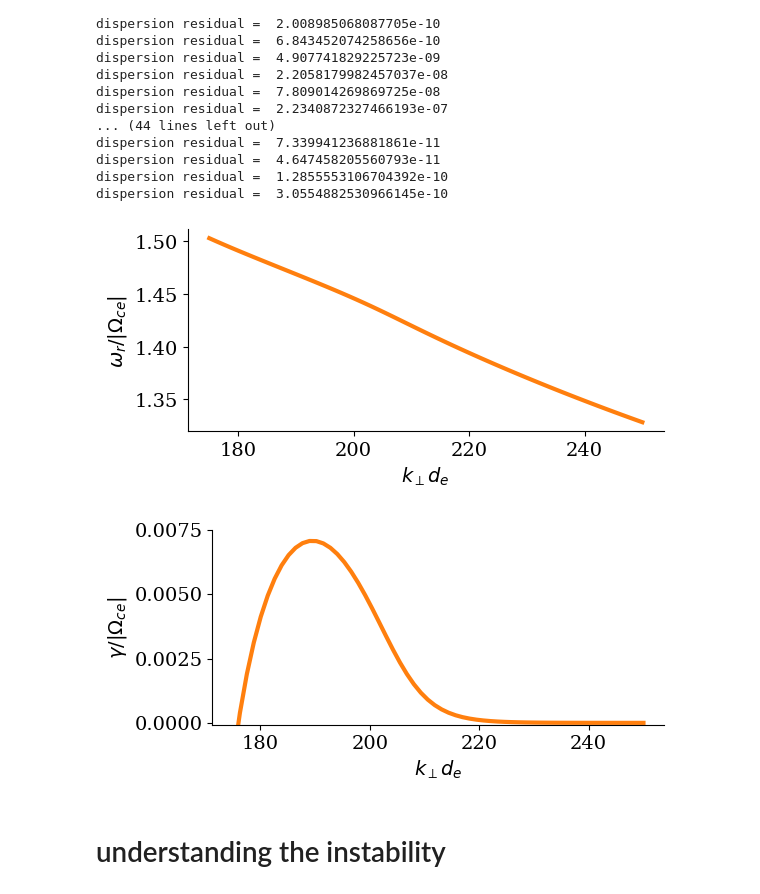
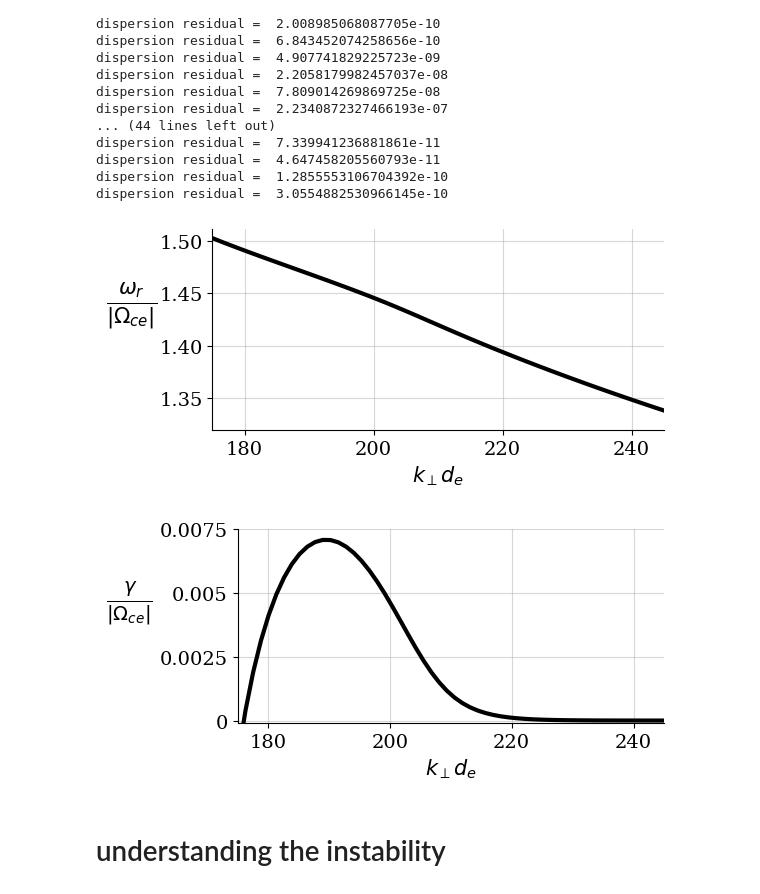
Before and after one commit to opaliss/QLT_whistler, a Jupyter notebook: secondary_waves/electrostatic_perpendicular_linear.ipynb, the cells around one changed output. Drawn from its saved outputs; the diff is of its cells as text; code cells hidden in the pictures.

```diff
--- a/secondary_waves/electrostatic_perpendicular_linear.ipynb
+++ b/secondary_waves/electrostatic_perpendicular_linear.ipynb
@@ -163,30 +163,35 @@ dispersion residual =  1.2855553106704392e-10
 dispersion residual =  3.0554882530966145e-10
 # %%
 fig, ax = plt.subplots(figsize=(6, 3))
-ax.plot(k_perp_, sol_.real, linewidth=3, color="tab:orange")
-ax.set_ylabel('$\omega_r/|\Omega_{ce}|$')
-ax.set_xlabel('$k_{\perp}d_{e}$')
+ax.plot(k_perp_, sol_.real, linewidth=3, color="black")
+ax.set_ylabel(r'$\frac{\omega_r}{|\Omega_{ce}|}$', fontsize=22, labelpad=20, rotation=0)
+ax.set_xlabel('$k_{\perp}d_{e}$', fontsize=15)
 ax.set_xticks([180, 200, 220, 240])
+ax.set_xlim(175, 245)
 ax.spines['right'].set_visible(False)
 ax.spines['top'].set_visible(False)
+plt.grid(alpha=0.5)
 plt.tight_layout()
 plt.savefig("../figs/vadim_2021/vadim_fig5_a.png", dpi=300, bbox_inches='tight')
 # %% [output]
-[figure, old version]
+[figure, new version]
 # %%
 fig, ax = plt.subplots(figsize=(6, 3))
-ax.plot(k_perp_, sol_.imag, linewidth=3, color="tab:orange")
-ax.set_ylabel('$\gamma/|\Omega_{ce}|$')
-ax.set_xlabel('$k_{\perp}d_{e}$')
+ax.plot(k_perp_, sol_.imag, linewidth=3, color="black")
+ax.set_ylabel(r'$\frac{\gamma}{|\Omega_{ce}|}$', labelpad=22, rotation=0, fontsize=20)
+ax.set_xlabel('$k_{\perp}d_{e}$', fontsize=15)
 ax.set_xticks([180, 200, 220, 240])
 ax.set_ylim(-0.0001, 0.0075)
+ax.set_xlim(175, 245)
 ax.set_yticks([0, 0.0025, 0.005, 0.0075])
+ax.set_yticklabels([0, 0.0025, 0.005, 0.0075])
 ax.spines['right'].set_visible(False)
 ax.spines['top'].set_visible(False)
+plt.grid(alpha=0.5)
 plt.tight_layout()
 plt.savefig("../figs/vadim_2021/vadim_fig5_b.png", dpi=300, bbox_inches='tight')
 # %% [output]
-[figure, old version]
+[figure, new version]
 # %% [markdown]
 # understanding the instability
 # %%
```
Also changed, not shown: 12 other files.
